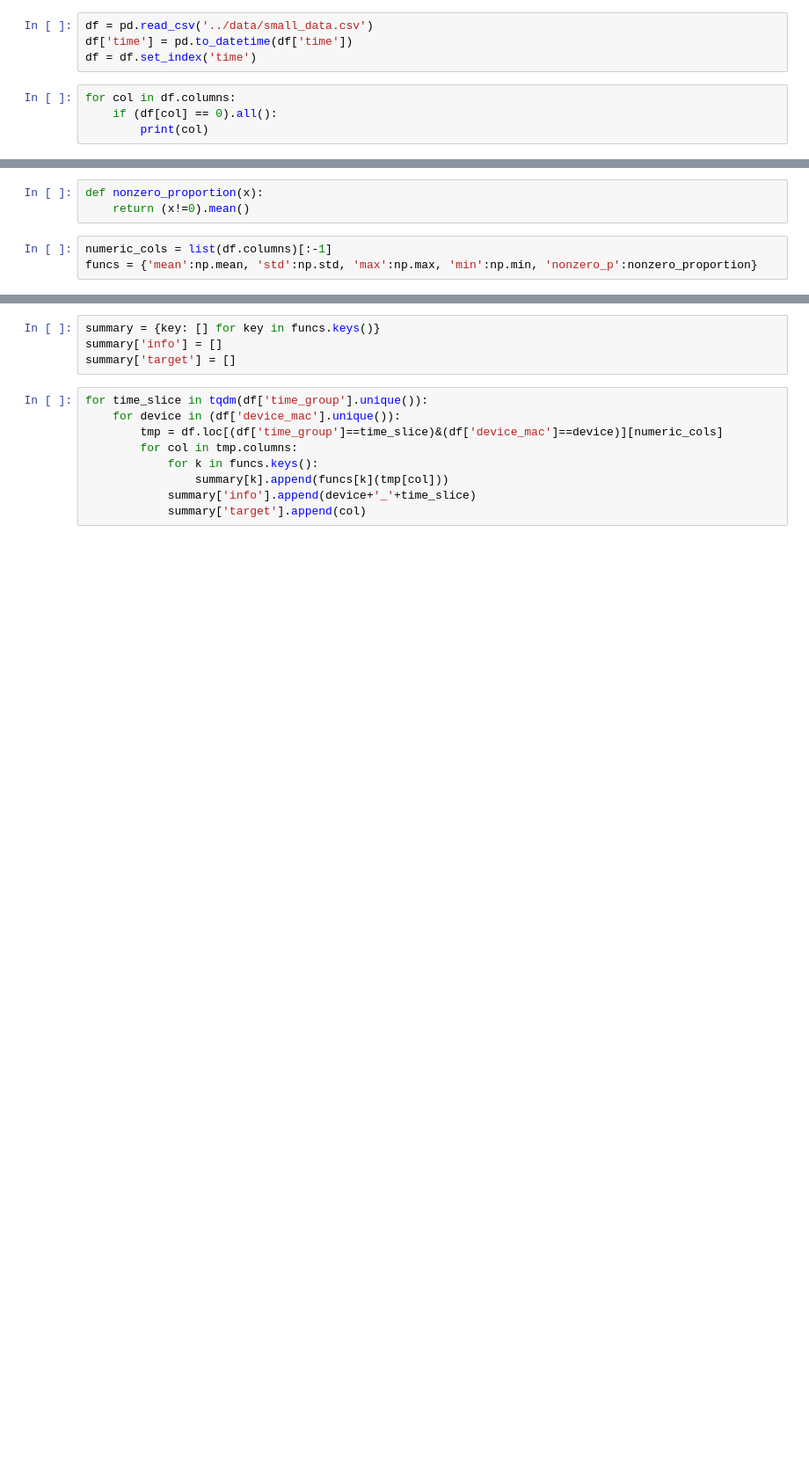
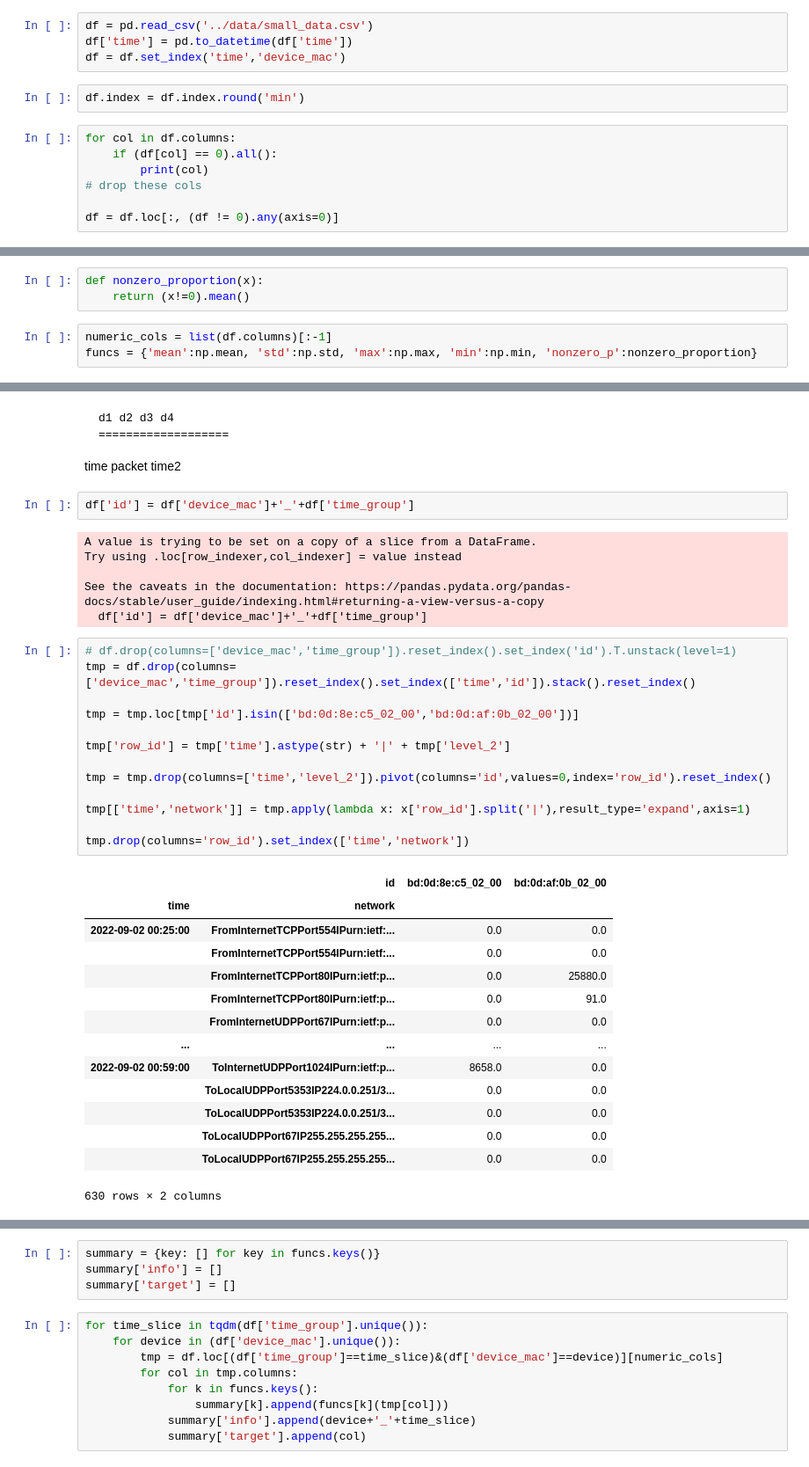
Before and after one commit to MillenniumForce/DATA3001, a Jupyter notebook: shallow_learning/data_transform.ipynb, the cells around one changed output, grey strips where cells are left out. Shown: that part at 88% size. Saved outputs shown, nothing was run; the diff lists cells and outputs as text; blank space fills up the shorter version.

Commit message:
dataframe preprocessing + pivoting overhaul to allow for ts feature engineering and modelling improvements to drop empty features

```diff
--- a/shallow_learning/data_transform.ipynb
+++ b/shallow_learning/data_transform.ipynb
@@ -12,11 +12,16 @@ import re
 # %%
 df = pd.read_csv('../data/small_data.csv')
 df['time'] = pd.to_datetime(df['time'])
-df = df.set_index('time')
+df = df.set_index('time','device_mac')
+# %%
+df.index = df.index.round('min')
 # %%
 for col in df.columns:
     if (df[col] == 0).all():
         print(col)
+# drop these cols
+
+df = df.loc[:, (df != 0).any(axis=0)]
 # %% [output]
 FromInternetTCPPort443IPurn:ietf:params:mud:controllerByteCount
 FromInternetTCPPort443IPurn:ietf:params:mud:controllerPacketCount
@@ -32,0 +46,41 @@ df['time_group'] = df.index.to_period('H').strftime('%d_%H')
+# %% [markdown]
+    d1 d2 d3 d4
+    ===================
+time                packet
+time2
+# %%
+df['id'] = df['device_mac']+'_'+df['time_group']
+# %% [output]
+A value is trying to be set on a copy of a slice from a DataFrame.
+Try using .loc[row_indexer,col_indexer] = value instead
+
+See the caveats in the documentation: https://pandas.pydata.org/pandas-docs/stable/user_guide/indexing.html#returning-a-view-versus-a-copy
+  df['id'] = df['device_mac']+'_'+df['time_group']
+# %%
+# df.drop(columns=['device_mac','time_group']).reset_index().set_index('id').T.unstack(level=1)
+tmp = df.drop(columns=['device_mac','time_group']).reset_index().set_index(['time','id']).stack().reset_index()
+
+tmp = tmp.loc[tmp['id'].isin(['bd:0d:8e:c5_02_00','bd:0d:af:0b_02_00'])]
+
+tmp['row_id'] = tmp['time'].astype(str) + '|' + tmp['level_2']
+
+tmp = tmp.drop(columns=['time','level_2']).pivot(columns='id',values=0,index='row_id').reset_index()
+
+tmp[['time','network']] = tmp.apply(lambda x: x['row_id'].split('|'),result_type='expand',axis=1)
+
+tmp.drop(columns='row_id').set_index(['time','network'])
+# %% [output]
+|  | id | bd:0d:8e:c5_02_00 | bd:0d:af:0b_02_00 |
+| time | network |  |  |
+| 2022-09-02 00:25:00 | FromInternetTCPPort554IPurn:ietf:... | 0.0 | 0.0 |
+|  | FromInternetTCPPort554IPurn:ietf:... | 0.0 | 0.0 |
+|  | FromInternetTCPPort80IPurn:ietf:p... | 0.0 | 25880.0 |
+|  | FromInternetTCPPort80IPurn:ietf:p... | 0.0 | 91.0 |
+|  | FromInternetUDPPort67IPurn:ietf:p... | 0.0 | 0.0 |
+| ... | ... | ... | ... |
+| 2022-09-02 00:59:00 | ToInternetUDPPort1024IPurn:ietf:p... | 8658.0 | 0.0 |
+|  | ToLocalUDPPort5353IP224.0.0.251/3... | 0.0 | 0.0 |
+|  | ToLocalUDPPort5353IP224.0.0.251/3... | 0.0 | 0.0 |
+|  | ToLocalUDPPort67IP255.255.255.255... | 0.0 | 0.0 |
+|  | ToLocalUDPPort67IP255.255.255.255... | 0.0 | 0.0 |
+630 rows × 2 columns
```
Also changed, not shown: parts of 5 cells of this notebook, 1 other file.
